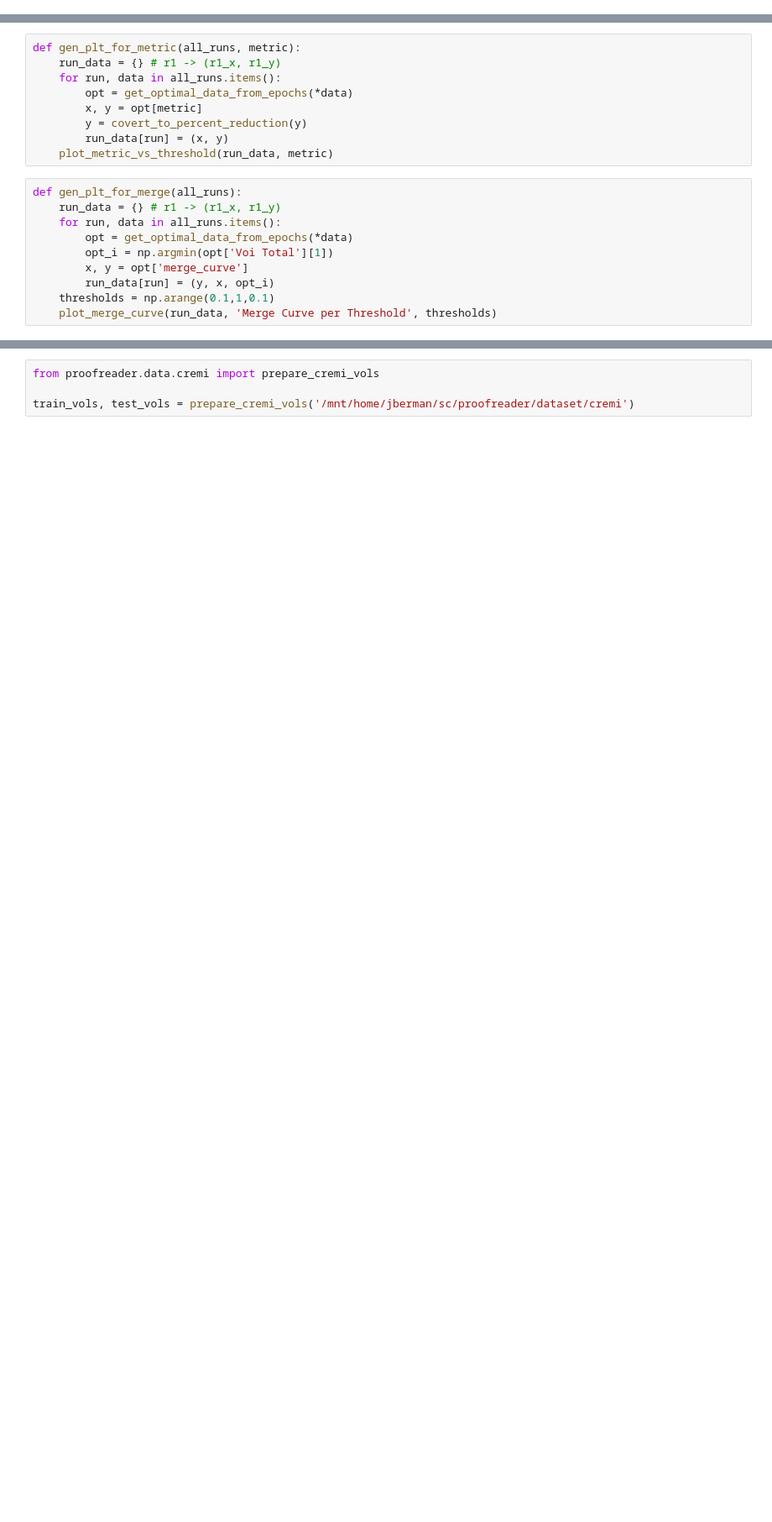
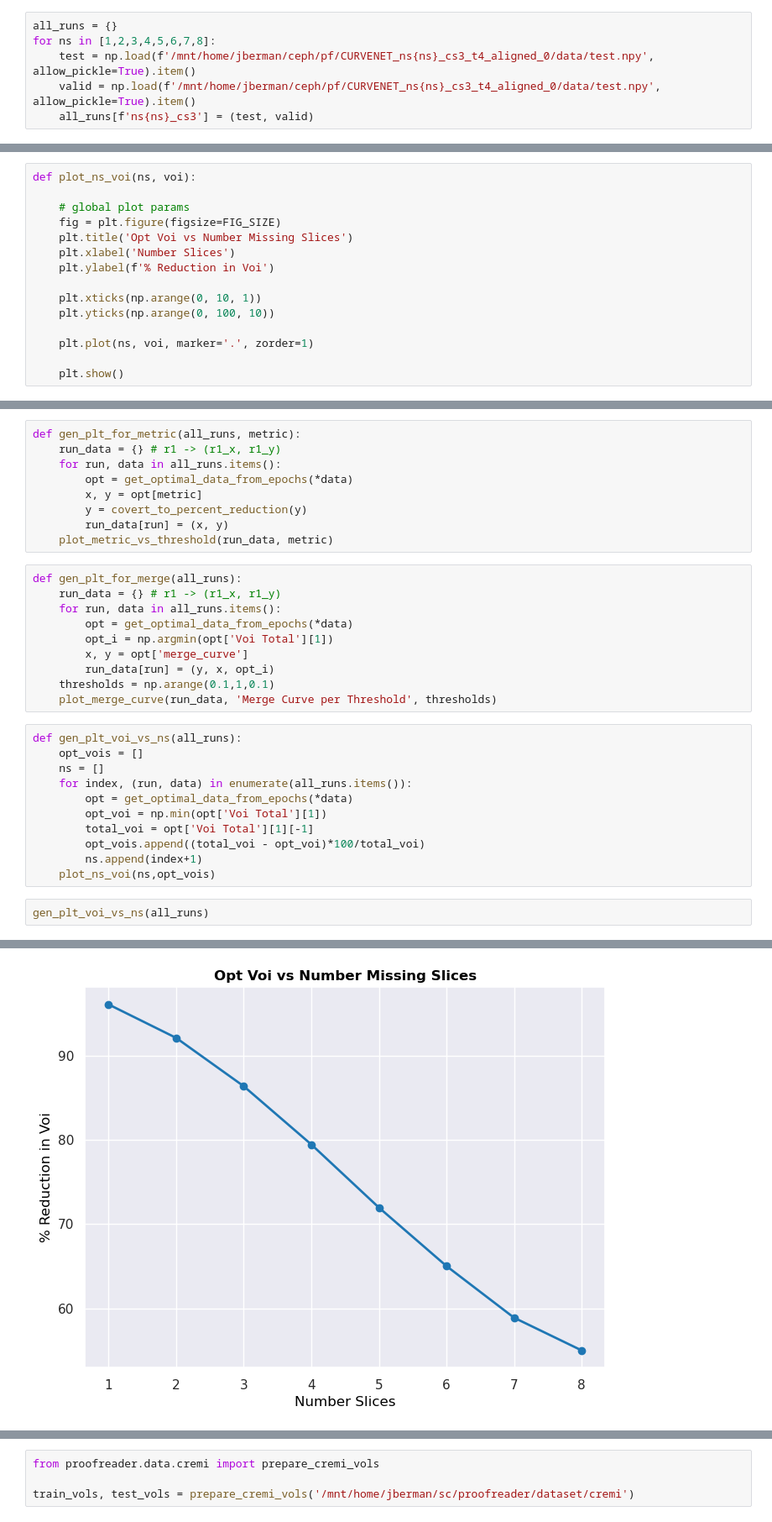
Before and after one commit to image-infomatics/proofreader, a Jupyter notebook: proofreader/notebooks/plots.ipynb, the cells around one changed output, grey strips where cells are left out. Shown: that part at 84% size. Saved outputs shown, nothing was run; the diff lists cells and outputs as text; blank space fills up the shorter version.

```diff
--- a/proofreader/notebooks/plots.ipynb
+++ b/proofreader/notebooks/plots.ipynb
@@ -22,0 +13,6 @@ FIG_SIZE = (8,6)
+# %%
+all_runs = {}
+for ns in [1,2,3,4,5,6,7,8]:
+    test = np.load(f'/mnt/home/jberman/ceph/pf/CURVENET_ns{ns}_cs3_t4_aligned_0/data/test.npy', allow_pickle=True).item()
+    valid = np.load(f'/mnt/home/jberman/ceph/pf/CURVENET_ns{ns}_cs3_t4_aligned_0/data/test.npy', allow_pickle=True).item()
+    all_runs[f'ns{ns}_cs3'] = (test, valid)
@@ -78,5 +103,20 @@ def plot_merge_curve(run_data, metric, thresholds):
     plt.legend(loc='lower right')
     plt.show()
+# %%
+def plot_ns_voi(ns, voi):
+
+    # global plot params
+    fig = plt.figure(figsize=FIG_SIZE)
+    plt.title('Opt Voi vs Number Missing Slices')
+    plt.xlabel('Number Slices')
+    plt.ylabel(f'% Reduction in Voi')
+
+    plt.xticks(np.arange(0, 10, 1))
+    plt.yticks(np.arange(0, 100, 10))
+
+    plt.plot(ns, voi, marker='.', zorder=1)
+
+    plt.show()
 # %%
 
 def get_optimal_data_from_epochs(test, valid):
@@ -118,3 +158,17 @@ def gen_plt_for_merge(all_runs):
         run_data[run] = (y, x, opt_i)
     thresholds = np.arange(0.1,1,0.1)
     plot_merge_curve(run_data, 'Merge Curve per Threshold', thresholds)
+# %%
+def gen_plt_voi_vs_ns(all_runs):
+    opt_vois = []
+    ns = []
+    for index, (run, data) in enumerate(all_runs.items()):
+        opt = get_optimal_data_from_epochs(*data)
+        opt_voi = np.min(opt['Voi Total'][1])
+        total_voi = opt['Voi Total'][1][-1]
+        opt_vois.append((total_voi - opt_voi)*100/total_voi)
+        ns.append(index+1)
+    plot_ns_voi(ns,opt_vois)
+# %%
+gen_plt_voi_vs_ns(all_runs)
+# %% [output]
@@ -121,3 +183,4 @@ def gen_plt_for_merge(all_runs):
+[figure, added]
 # %%
 gen_plt_for_merge(all_runs)
 gen_plt_for_metric(all_runs, 'Voi Total')
```
Also changed, not shown: parts of 9 cells of this notebook, 6 other files.
